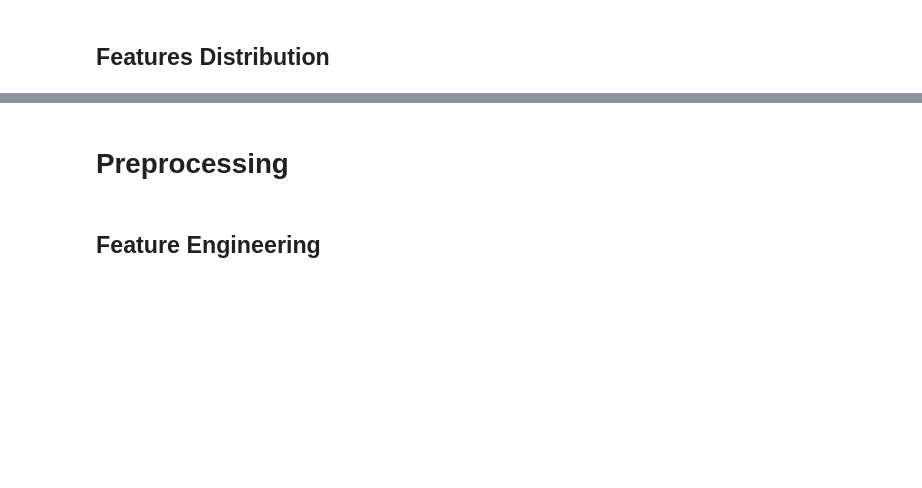
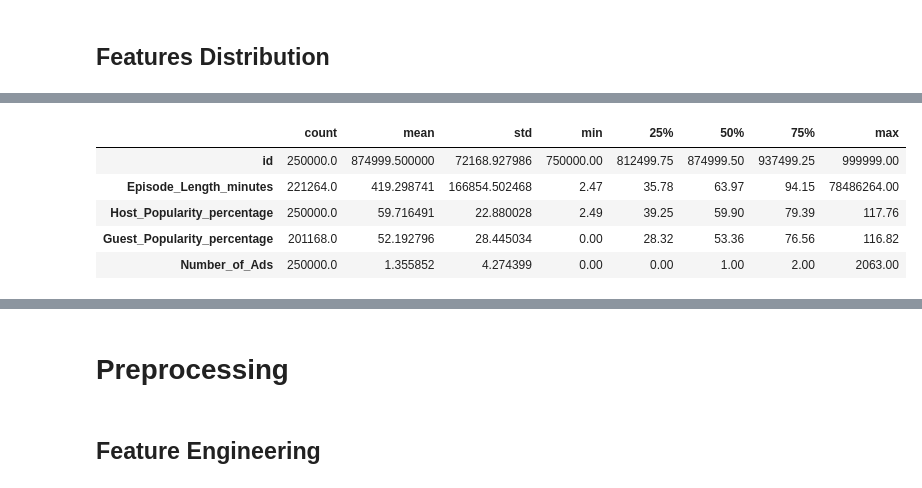
Before and after one commit to MrIsCM/Kaggle-Play-Ground-Series, a Jupyter notebook: S5E4/main.ipynb, the cells around one changed output, grey strips where cells are left out. Drawn from its saved outputs; the diff is of its cells as text; code cells hidden in the pictures; blank space fills up the shorter version.

```diff
--- a/S5E4/main.ipynb
+++ b/S5E4/main.ipynb
@@ -138,0 +194,9 @@ for col in numerical_cols:
+# %%
+test.describe().T
+# %% [output]
+|  | count | mean | std | min | 25% | 50% | 75% | max |
+| id | 250000.0 | 874999.500000 | 72168.927986 | 750000.00 | 812499.75 | 874999.50 | 937499.25 | 999999.00 |
+| Episode_Length_minutes | 221264.0 | 419.298741 | 166854.502468 | 2.47 | 35.78 | 63.97 | 94.15 | 78486264.00 |
+| Host_Popularity_percentage | 250000.0 | 59.716491 | 22.880028 | 2.49 | 39.25 | 59.90 | 79.39 | 117.76 |
+| Guest_Popularity_percentage | 201168.0 | 52.192796 | 28.445034 | 0.00 | 28.32 | 53.36 | 76.56 | 116.82 |
+| Number_of_Ads | 250000.0 | 1.355852 | 4.274399 | 0.00 | 0.00 | 1.00 | 2.00 | 2063.00 |
```
Also changed, not shown: parts of 23 cells of this notebook.
